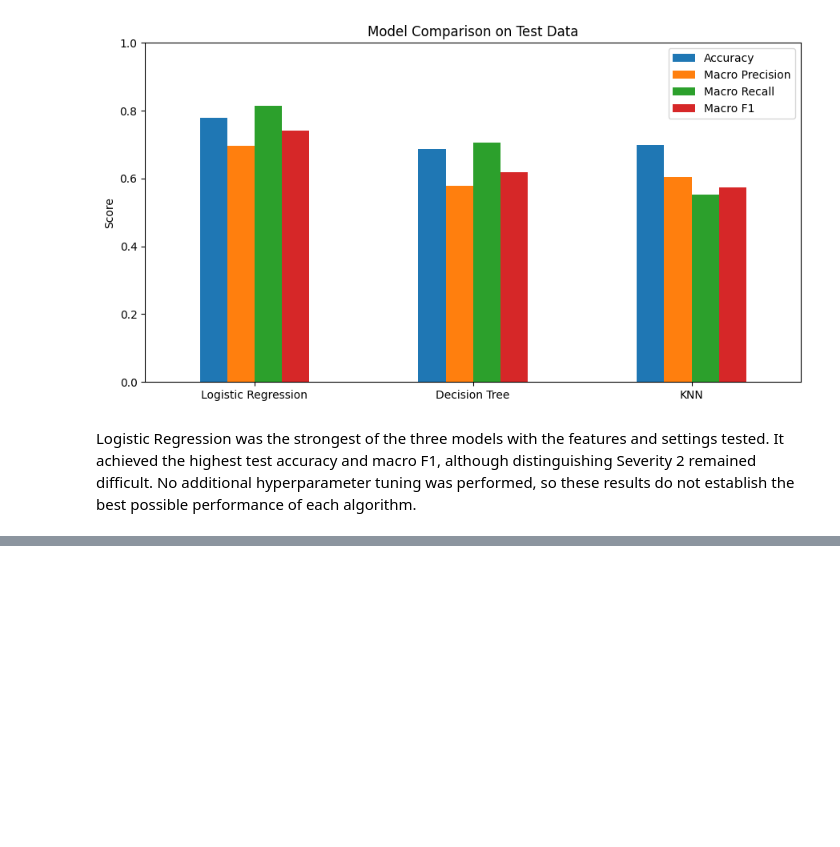
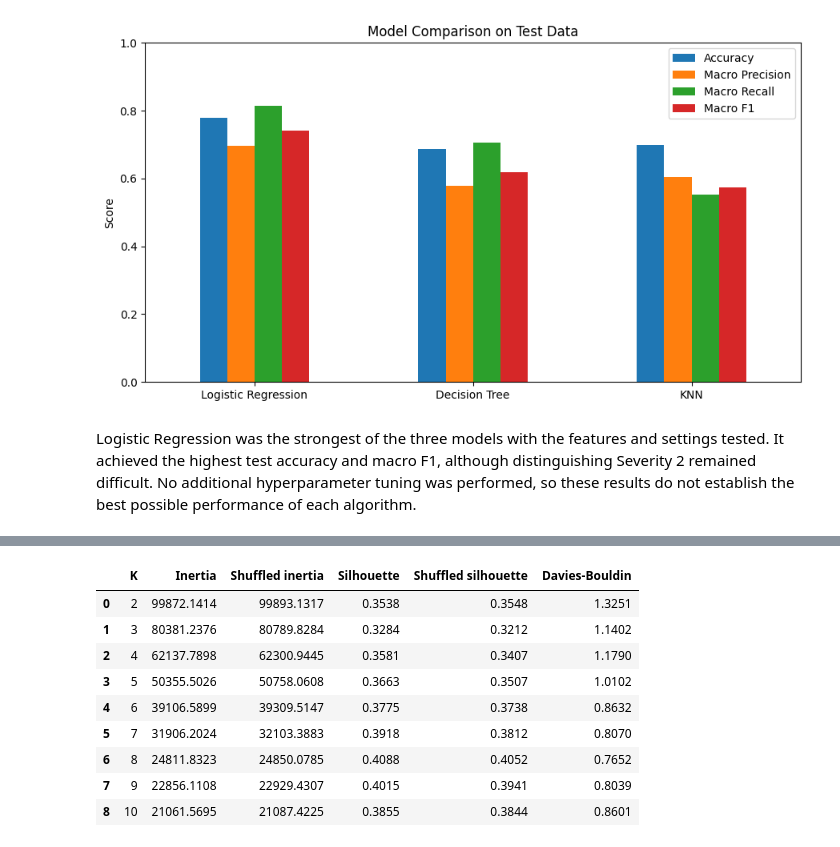
Before and after one commit to zeemohamed7/ai-traffic-project, a Jupyter notebook: IT7009_Traffic_Incident_Analysis.ipynb, the cells around one changed output, grey strips where cells are left out. Saved outputs shown, nothing was run; the diff lists cells and outputs as text; code cells hidden in the pictures; blank space fills up the shorter version.

```diff
--- a/IT7009_Traffic_Incident_Analysis.ipynb
+++ b/IT7009_Traffic_Incident_Analysis.ipynb
@@ -1787,0 +1867,37 @@ Logistic Regression was the strongest of the three models with the features and
+# %%
+from sklearn.metrics import davies_bouldin_score
+
+k_values = list(range(2, 11))
+k_rows = []
+
+for i in range(len(k_values)):
+    k = k_values[i]
+
+    model = KMeans(n_clusters=k, n_init=10, random_state=42)
+    labels = model.fit_predict(X_scaled)
+
+    reference_model = KMeans(n_clusters=k, n_init=10, random_state=42)
+    reference_labels = reference_model.fit_predict(X_reference)
+
+    k_rows.append({
+        "K": k,
+        "Inertia": model.inertia_,
+        "Shuffled inertia": reference_model.inertia_,
+        "Silhouette": silhouette_score(X_scaled[sample_rows], labels[sample_rows]),
+        "Shuffled silhouette": silhouette_score(X_reference[sample_rows], reference_labels[sample_rows]),
+        "Davies-Bouldin": davies_bouldin_score(X_scaled, labels),
+    })
+
+k_results = pd.DataFrame(k_rows)
+display(k_results.round(4))
+# %% [output]
+|  | K | Inertia | Shuffled inertia | Silhouette | Shuffled silhouette | Davies-Bouldin |
+| 0 | 2 | 99872.1414 | 99893.1317 | 0.3538 | 0.3548 | 1.3251 |
+| 1 | 3 | 80381.2376 | 80789.8284 | 0.3284 | 0.3212 | 1.1402 |
+| 2 | 4 | 62137.7898 | 62300.9445 | 0.3581 | 0.3407 | 1.1790 |
+| 3 | 5 | 50355.5026 | 50758.0608 | 0.3663 | 0.3507 | 1.0102 |
+| 4 | 6 | 39106.5899 | 39309.5147 | 0.3775 | 0.3738 | 0.8632 |
+| 5 | 7 | 31906.2024 | 32103.3883 | 0.3918 | 0.3812 | 0.8070 |
+| 6 | 8 | 24811.8323 | 24850.0785 | 0.4088 | 0.4052 | 0.7652 |
+| 7 | 9 | 22856.1108 | 22929.4307 | 0.4015 | 0.3941 | 0.8039 |
+| 8 | 10 | 21061.5695 | 21087.4225 | 0.3855 | 0.3844 | 0.8601 |
```
Also changed, not shown: parts of 12 cells of this notebook.
